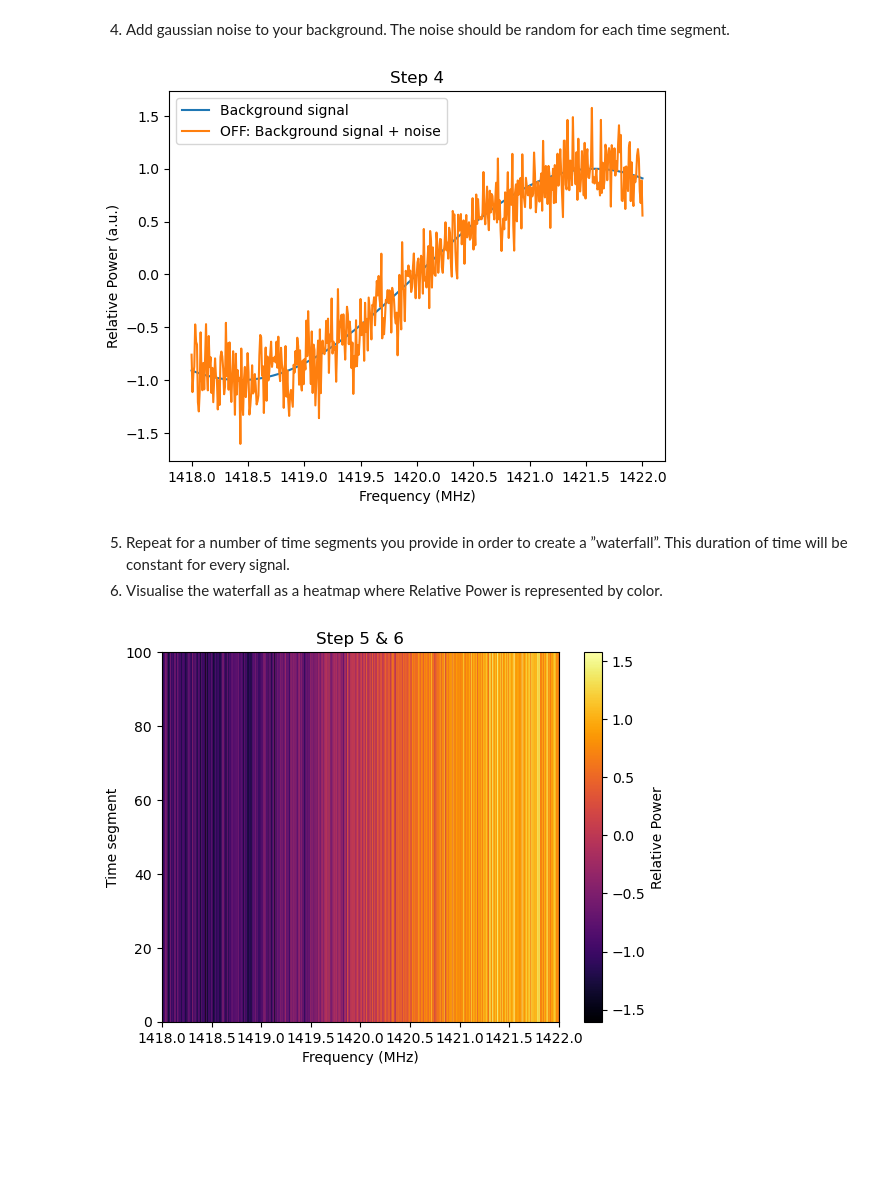
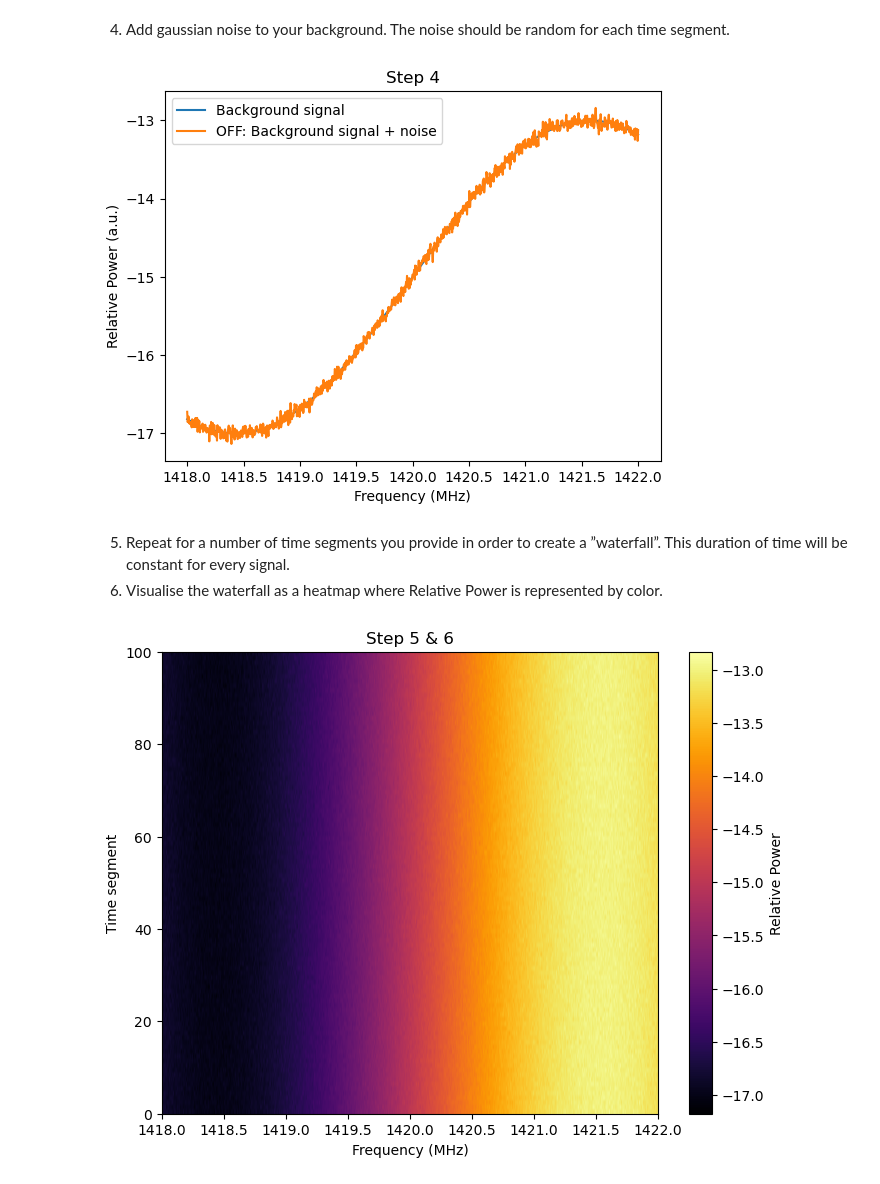
Before and after one commit to nikostsormpa/ASTRO-task, a Jupyter notebook: recruitment_task.ipynb, the cells around one changed output. Drawn from its saved outputs; the diff is of its cells as text; code cells hidden in the pictures; blank space fills up the shorter version.

```diff
--- a/recruitment_task.ipynb
+++ b/recruitment_task.ipynb
@@ -36,7 +36,7 @@ plt.show()
 want but avoid using a straight line for this task. This background
 will be reused on every signal.
 # %%
-background = np.sin(freqs) #Let's choose the sine function
+background = -15 + 2*np.sin(freqs) #Let's choose the sine function
 
 # Visualization
 plt.plot(freqs, background, label="Background signal")
@@ -55,7 +55,7 @@ import numpy as np
 import matplotlib.pyplot as plt
 
 mean = 0 #μ
-st_deviation = 0.2 #σ
+st_deviation = 0.05 #σ
 np.random.seed(None)
 noise = np.random.normal(mean, st_deviation, num_samples)
 
@@ -70,7 +70,7 @@ plt.ylabel("Relative Power (a.u.)")
 plt.legend()
 plt.show()
 # %% [output]
-[figure, old version]
+[figure, new version]
 # %% [markdown]
 5. Repeat for a number of time segments you provide in order to create a
 ”waterfall”. This duration of time will be constant for every signal.
@@ -78,20 +78,22 @@ plt.show()
 # %%
 num_segments = 100 # Time segments
 waterfall_off = []
 
 for _ in range(num_segments):
+    noise = np.random.normal(mean, st_deviation, num_samples)  # νέο θόρυβο κάθε φορά
     signal_segment = background + noise
     waterfall_off.append(signal_segment)
 
 waterfall_off = np.array(waterfall_off)
 
 # Visualization
+plt.figure(figsize=(8, 6))
 plt.imshow(waterfall_off, aspect='auto', origin='lower',
 extent=[freqs[0], freqs[-1], 0, num_segments], cmap='inferno')
 plt.colorbar(label="Relative Power")
 plt.title("Step 5 & 6")
 plt.xlabel("Frequency (MHz)")
 plt.ylabel("Time segment")
 plt.show()
 # %% [output]
-[figure, old version]
+[figure, new version]
```
Also changed, not shown: parts of 20 cells of this notebook.
